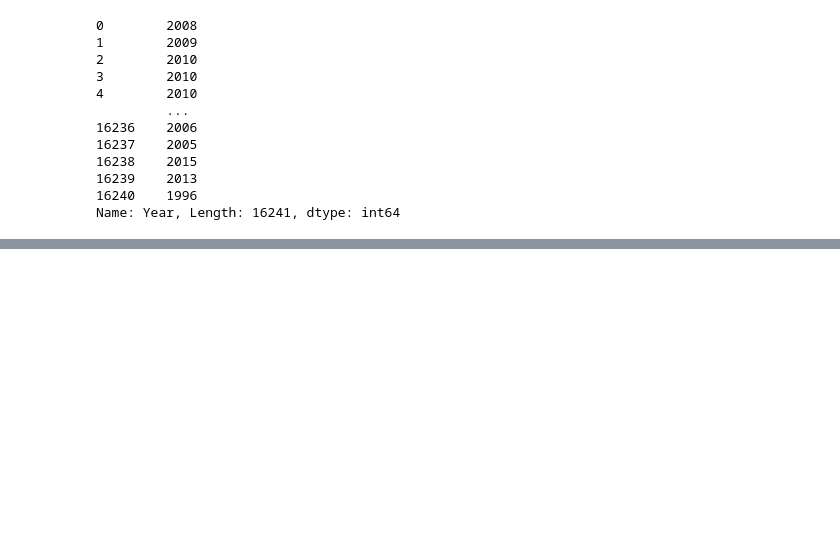
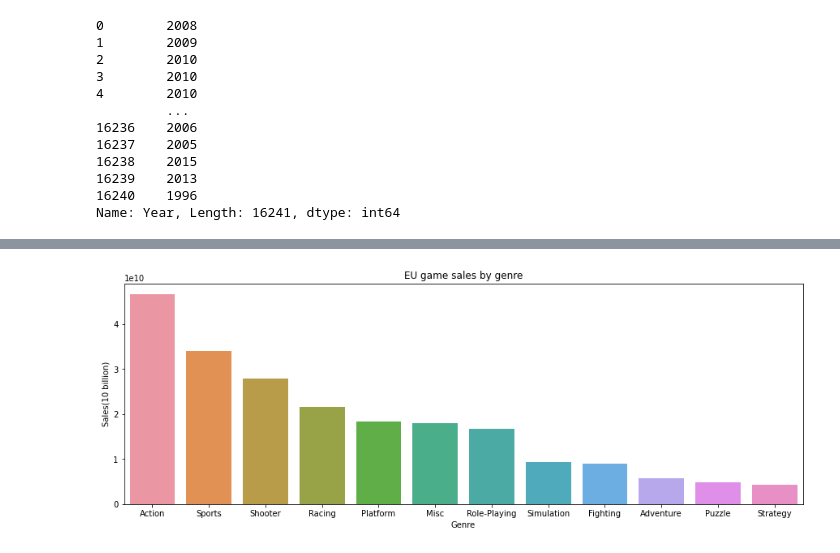
Before and after one commit to SANGJI-PARK/Codestates_Project, a Jupyter notebook: [Section1_Project]Games.ipynb, the cells around one changed output, grey strips where cells are left out. Cells and saved outputs as stored; diff of their text form; code cells hidden in the pictures; blank space fills up the shorter version.

```diff
--- a/[Section1_Project]Games.ipynb
+++ b/[Section1_Project]Games.ipynb
@@ -293,0 +218,10 @@ df[['NA_Sales','EU_Sales','JP_Sales','Other_Sales']].groupby(df['Genre']).sum()
+# %%
+# EU game sales by genre
+plt.figure(figsize=(15,5))
+genre_EU = grouped_Genre.loc[:,['Genre','EU_Sales']].sort_values(by='EU_Sales',ascending=False)
+g2 = sns.barplot(data=genre_EU,x='Genre',y='EU_Sales')
+g2.set_title('EU game sales by genre')
+g2.set_ylabel('Sales(10 billion)') #10억단위
+plt.show()
+# %% [output]
+[figure, added]
```
Also changed, not shown: parts of 50 cells of this notebook.
